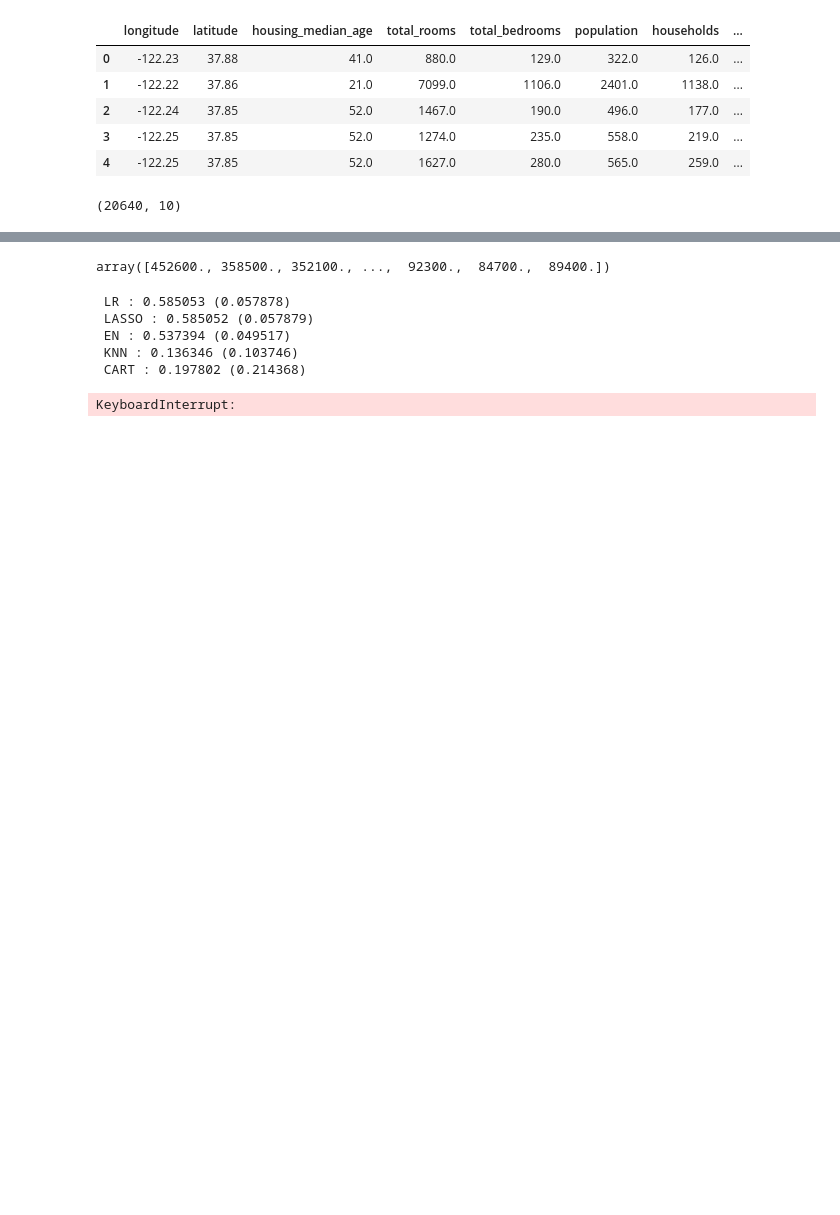
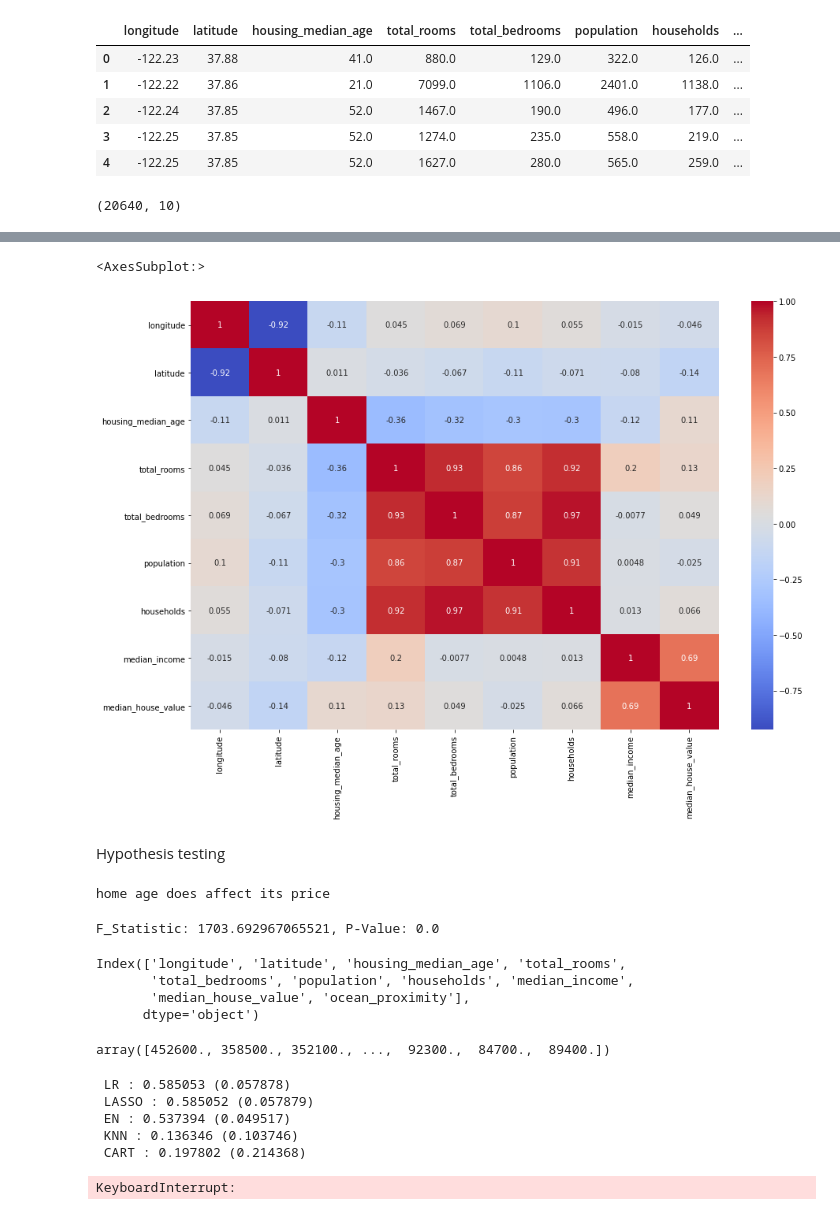
Before and after one commit to shahrambahrami/data-science-projects, a Jupyter notebook: california_housing_price/california_housing_price.ipynb, the cells around one changed output, grey strips where cells are left out. Saved outputs shown, nothing was run; the diff lists cells and outputs as text; code cells hidden in the pictures; blank space fills up the shorter version.

```diff
--- a/california_housing_price/california_housing_price.ipynb
+++ b/california_housing_price/california_housing_price.ipynb
@@ -230,3 +133,52 @@ dataset.shape
+# %%
+fig, ax = plt.subplots(figsize=(15, 10))
+sns.heatmap(data= dataset.corr() , annot=True, cmap='coolwarm')
+# As you see total rooms has strong positive correlation with total bedrooms
+# population has strong positive correlation with housholds
+# House median age has negative correlation with total rooms
+#etc
+# %% [output]
+<AxesSubplot:>
+[figure, added]
+# %% [markdown]
+Hypothesis testing
+# %%
+# newer homes are expensive
+# h0 = home age doesnt affect its price
+# h1 = home age affects its price
+housing_median_age = dataset['housing_median_age']
+median_house_value = dataset['median_house_value']
+mystats, p = stats.ttest_ind(housing_median_age, median_house_value)
+alpha = 0.05
+if p>alpha:
+    print('home age doesnt affect its price')
+else:
+    print('home age does affect its price')
+# %% [output]
+home age does affect its price
+# %%
+# does ocean proximity affect home price?
+# h0 = ocean proximity does not affect home price
+# h1 = ocean proximity affects home price
+inland = dataset[dataset['ocean_proximity']== 'INLAND'] ['median_house_value']
+near_ocean = dataset[dataset['ocean_proximity']== 'NEAR OCEAN'] ['median_house_value']
+near_bay = dataset[dataset['ocean_proximity']== 'NEAR BAY'] ['median_house_value']
+island = dataset[dataset['ocean_proximity']== 'ISLAND'] ['median_house_value']
+mystats, p = stats.f_oneway(inland, near_ocean, near_bay, island)
+alpha = 0.05
+if p > alpha:
+    print('Ocean proximity does not affect home price')
+else:
+    print('Ocean proximity does affect home price')
+# %% [output]
+F_Statistic: 1703.692967065521, P-Value: 0.0
+# %%
+dataset.columns
+# %% [output]
+Index(['longitude', 'latitude', 'housing_median_age', 'total_rooms',
+       'total_bedrooms', 'population', 'households', 'median_income',
+       'median_house_value', 'ocean_proximity'],
+      dtype='object')
 # %%
 array = dataset.values
 x = array[:,0:8]
```
Also changed, not shown: parts of 36 cells of this notebook.
